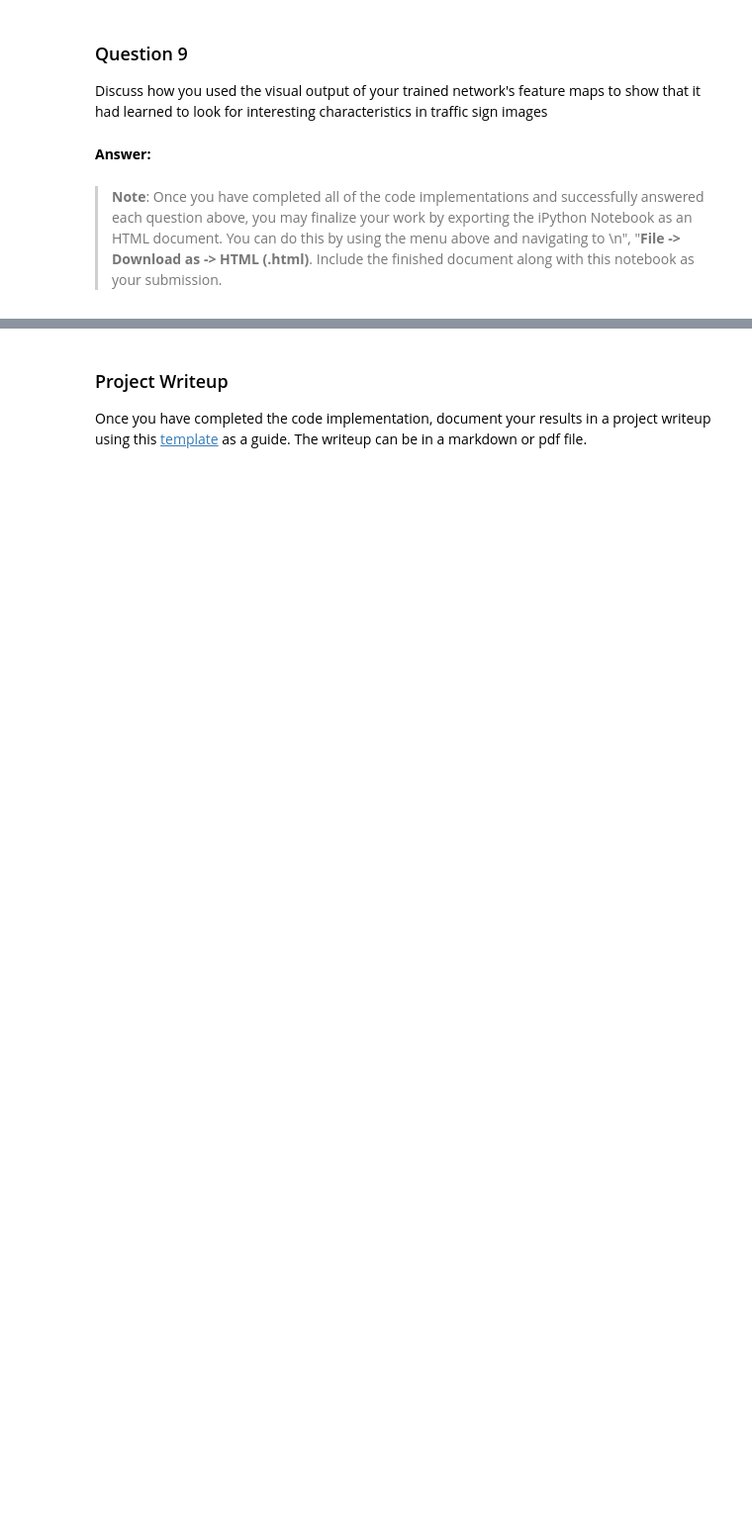
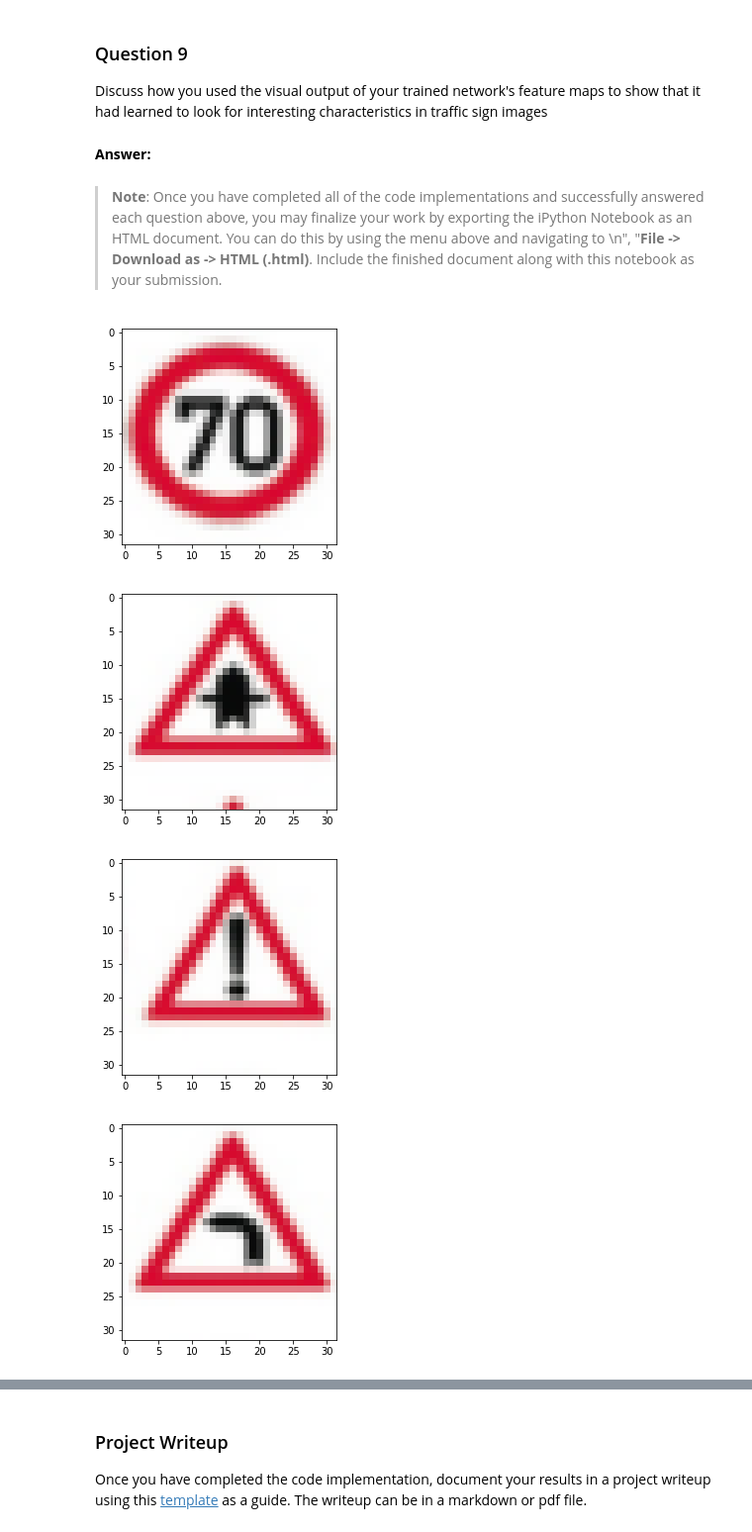
Before and after one commit to DolphinWorld/udacitySelfDrivingCourse, a Jupyter notebook: P2/Traffic_Sign_Classifier.ipynb, the cells around one changed output, grey strips where cells are left out. Shown: that part at 99% size. Drawn from its saved outputs; the diff is of its cells as text; code cells hidden in the pictures; blank space fills up the shorter version.

Commit message:
Added custom German traffic signs

```diff
--- a/P2/Traffic_Sign_Classifier.ipynb
+++ b/P2/Traffic_Sign_Classifier.ipynb
@@ -545,3 +543,21 @@ Discuss how you used the visual output of your trained network's feature maps to
 # %% [markdown]
 > **Note**: Once you have completed all of the code implementations and successfully answered each question above, you may finalize your work by exporting the iPython Notebook as an HTML document. You can do this by using the menu above and navigating to  \n",
     "**File -> Download as -> HTML (.html)**. Include the finished document along with this notebook as your submission.
+# %%
+from scipy.misc import imresize
+from scipy.misc import imread
+
+total = 5
+imgList = []
+
+for i in range(0, total) :
+    im32 = imresize(imread("sign" + str(i + 1) + ".png", mode='RGB'), (32,32, 3))
+    imgList.append(im32)
+    plt.figure()
+    plt.imshow(im32)
+    plt.show()
+# %% [output]
+[figure, added]
+[figure, added]
+[figure, added]
+[figure, added]
```
Also changed, not shown: parts of 6 cells of this notebook, 2 other files.
